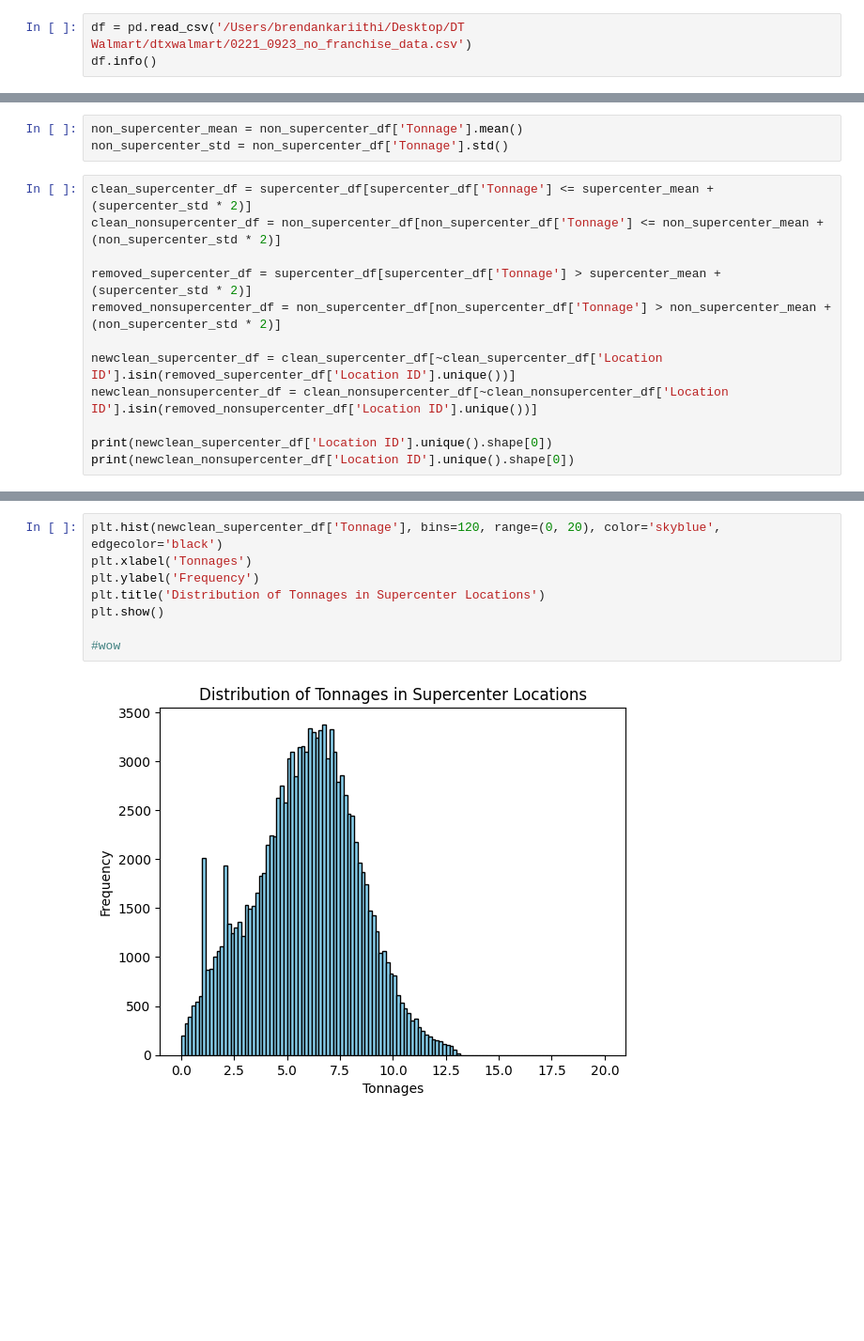
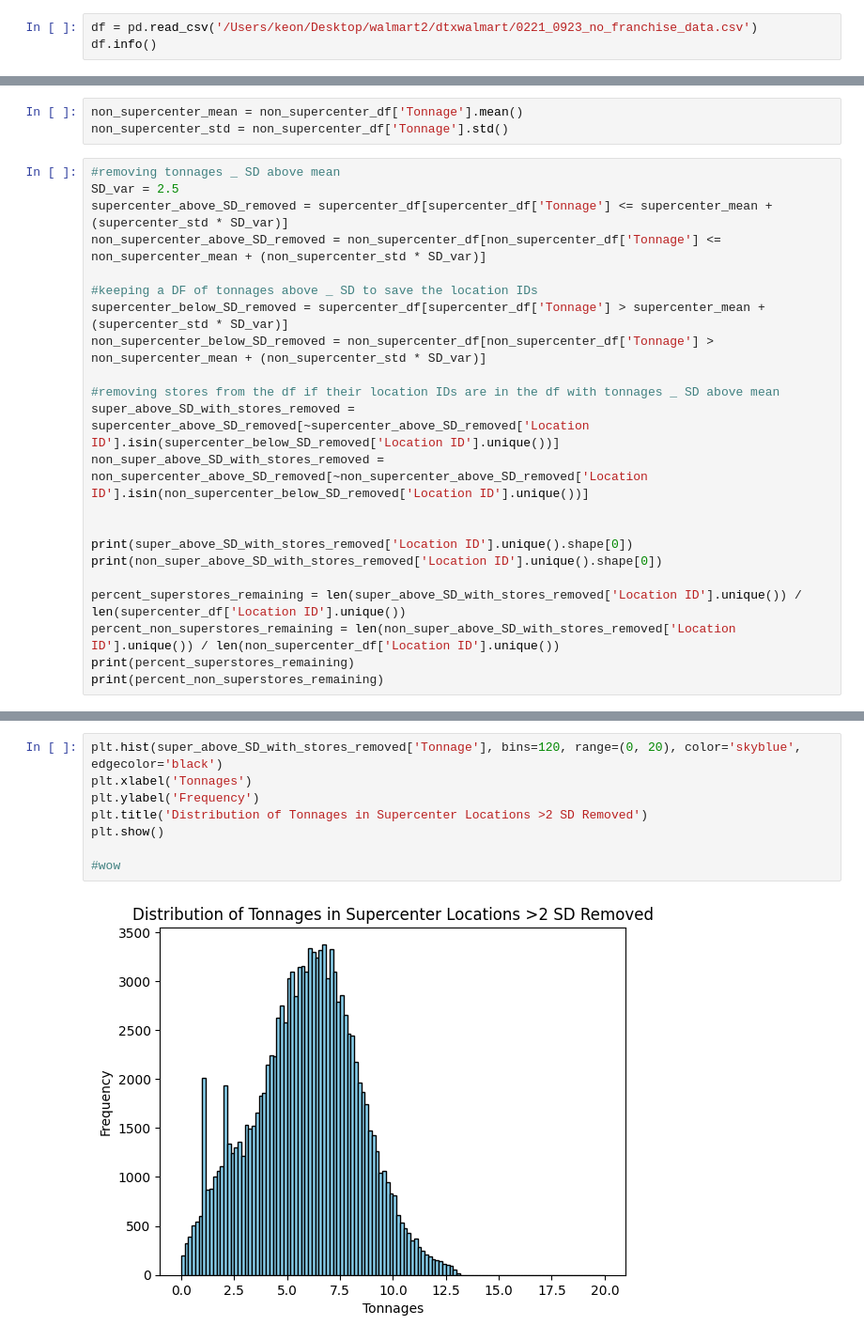
Before and after one commit to jli615/dtxwalmart, a Jupyter notebook: splitting.ipynb, the cells around one changed output, grey strips where cells are left out. Shown at 94% size. Saved outputs shown, nothing was run; the diff lists cells and outputs as text; blank space fills up the shorter version.

Commit message:
cleaning code to make readable

```diff
--- a/splitting.ipynb
+++ b/splitting.ipynb
@@ -2,7 +2,7 @@
 import pandas as pd
 import matplotlib.pyplot as plt
 # %%
-df = pd.read_csv('/Users/brendankariithi/Desktop/DT Walmart/dtxwalmart/0221_0923_no_franchise_data.csv')
+df = pd.read_csv('/Users/keon/Desktop/walmart2/dtxwalmart/0221_0923_no_franchise_data.csv')
 df.info()
 # %% [output]
 <class 'pandas.core.frame.DataFrame'>
@@ -289,17 +319,27 @@ supercenter_std = supercenter_df['Tonnage'].std()
 non_supercenter_mean = non_supercenter_df['Tonnage'].mean()
 non_supercenter_std = non_supercenter_df['Tonnage'].std()
 # %%
-clean_supercenter_df = supercenter_df[supercenter_df['Tonnage'] <= supercenter_mean + (supercenter_std * 2)]
-clean_nonsupercenter_df = non_supercenter_df[non_supercenter_df['Tonnage'] <= non_supercenter_mean + (non_supercenter_std * 2)]
+#removing tonnages _ SD above mean
+SD_var = 2.5
+supercenter_above_SD_removed = supercenter_df[supercenter_df['Tonnage'] <= supercenter_mean + (supercenter_std * SD_var)]
+non_supercenter_above_SD_removed = non_supercenter_df[non_supercenter_df['Tonnage'] <= non_supercenter_mean + (non_supercenter_std * SD_var)]
 
-removed_supercenter_df = supercenter_df[supercenter_df['Tonnage'] > supercenter_mean + (supercenter_std * 2)]
-removed_nonsupercenter_df = non_supercenter_df[non_supercenter_df['Tonnage'] > non_supercenter_mean + (non_supercenter_std * 2)]
+#keeping a DF of tonnages above _ SD to save the location IDs
+supercenter_below_SD_removed = supercenter_df[supercenter_df['Tonnage'] > supercenter_mean + (supercenter_std * SD_var)]
+non_supercenter_below_SD_removed = non_supercenter_df[non_supercenter_df['Tonnage'] > non_supercenter_mean + (non_supercenter_std * SD_var)]
 
-newclean_supercenter_df = clean_supercenter_df[~clean_supercenter_df['Location ID'].isin(removed_supercenter_df['Location ID'].unique())]
-newclean_nonsupercenter_df = clean_nonsupercenter_df[~clean_nonsupercenter_df['Location ID'].isin(removed_nonsupercenter_df['Location ID'].unique())]
+#removing stores from the df if their location IDs are in the df with tonnages _ SD above mean
+super_above_SD_with_stores_removed = supercenter_above_SD_removed[~supercenter_above_SD_removed['Location ID'].isin(supercenter_below_SD_removed['Location ID'].unique())]
+non_super_above_SD_with_stores_removed = non_supercenter_above_SD_removed[~non_supercenter_above_SD_removed['Location ID'].isin(non_supercenter_below_SD_removed['Location ID'].unique())]
 
-print(newclean_supercenter_df['Location ID'].unique().shape[0])
-print(newclean_nonsupercenter_df['Location ID'].unique().shape[0])
+
+print(super_above_SD_with_stores_removed['Location ID'].unique().shape[0])
+print(non_super_above_SD_with_stores_removed['Location ID'].unique().shape[0])
+
+percent_superstores_remaining = len(super_above_SD_with_stores_removed['Location ID'].unique()) / len(supercenter_df['Location ID'].unique())
+percent_non_superstores_remaining = len(non_super_above_SD_with_stores_removed['Location ID'].unique()) / len(non_supercenter_df['Location ID'].unique())
+print(percent_superstores_remaining)
+print(percent_non_superstores_remaining)
 # %% [output]
 1841
 527
@@ -310,11 +352,11 @@ list_of_storeids_non = newclean_nonsupercenter_df['Location ID'].unique().tolist
 # %%
-plt.hist(newclean_supercenter_df['Tonnage'], bins=120, range=(0, 20), color='skyblue', edgecolor='black')
+plt.hist(super_above_SD_with_stores_removed['Tonnage'], bins=120, range=(0, 20), color='skyblue', edgecolor='black')
 plt.xlabel('Tonnages')
 plt.ylabel('Frequency')
-plt.title('Distribution of Tonnages in Supercenter Locations')
+plt.title('Distribution of Tonnages in Supercenter Locations >2 SD Removed')
 plt.show()
 
 #wow
 # %% [output]
-[figure, old version]
+[figure, new version]
 # %%
```
Also changed, not shown: parts of 16 cells of this notebook.
